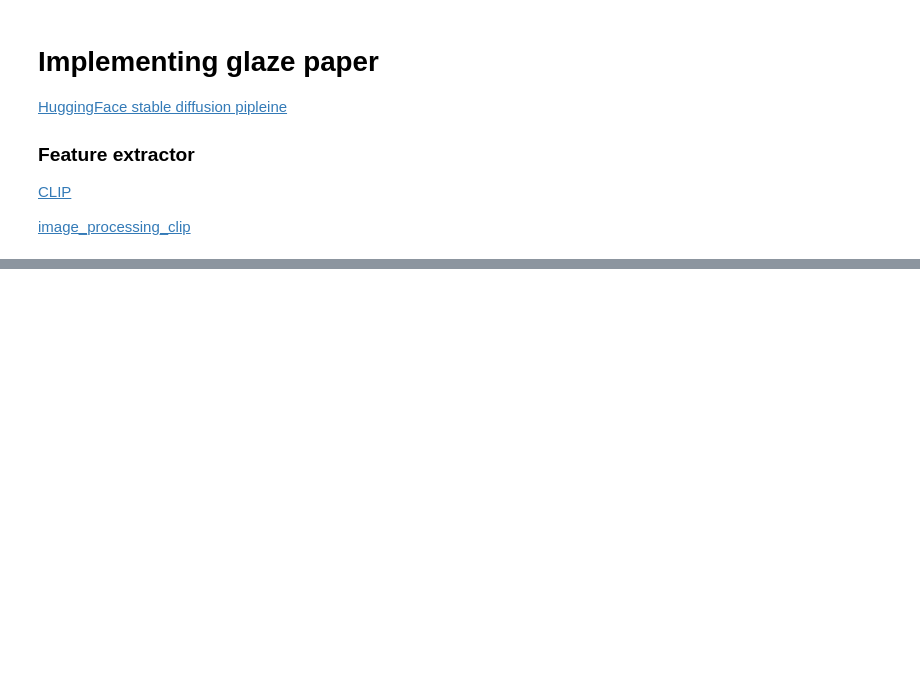
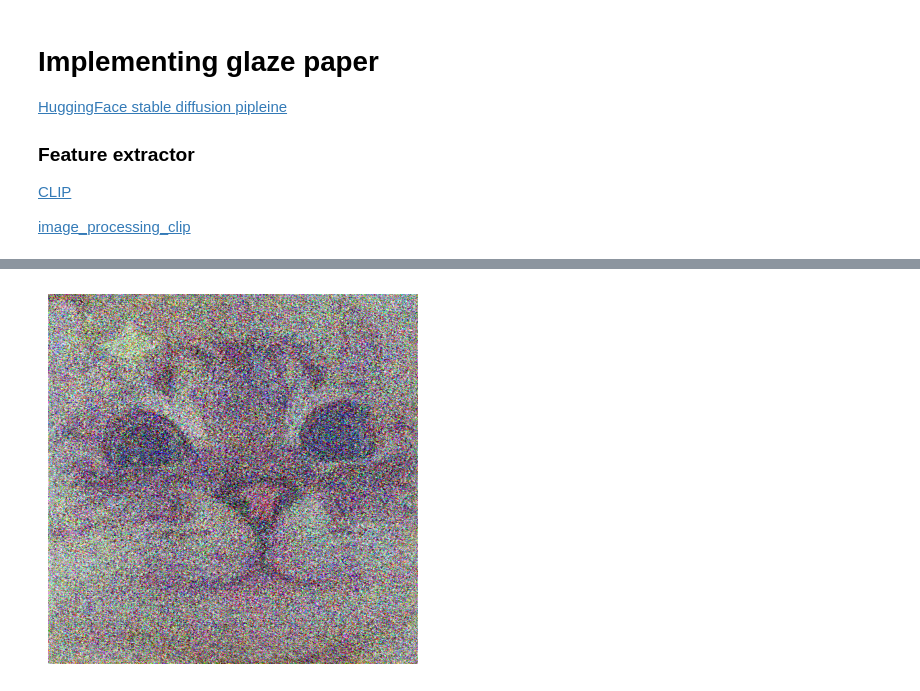
Before and after one commit to ChartierLuc/Glaze_Implementation, a Jupyter notebook: glaze.ipynb, the cells around one changed output, grey strips where cells are left out. Drawn from its saved outputs; the diff is of its cells as text; code cells hidden in the pictures; blank space fills up the shorter version.

```diff
--- a/glaze.ipynb
+++ b/glaze.ipynb
@@ -134,0 +181,96 @@ plt.show()
+# %%
+import lpips
+import torch
+import torchvision.transforms as transforms
+from clip import clip
+import matplotlib.pyplot as plt
+from PIL import Image
+from torchvision.transforms import InterpolationMode
+
+BICUBIC = InterpolationMode.BICUBIC
+
+# From CLIP preprocessing
+def _convert_image_to_rgb(image):
+    return image.convert("RGB")
+
+# Modified from CLIP preprocessing
+def _transformImage(n_px):
+    return transforms.Compose([
+        # transforms.Resize(n_px, interpolation=transforms.BICUBIC),
+        # transforms.CenterCrop(n_px),
+        _convert_image_to_rgb,
+        transforms.ToTensor(),
+        # transforms.Normalize((0.48145466, 0.4578275, 0.40821073), (0.26862954, 0.26130258, 0.27577711)),
+    ])
+
+# Modified from CLIP preprocessing
+def _transformPerturbation(n_px):
+    return transforms.Compose([
+        transforms.Resize(n_px, interpolation=BICUBIC),
+        transforms.CenterCrop(n_px),
+        # _convert_image_to_rgb,
+        # transforms.ToTensor(),
+        transforms.Normalize((0.48145466, 0.4578275, 0.40821073), (0.26862954, 0.26130258, 0.27577711)),
+    ])
+
+# Load CLIP feature extractor and model
+device = "cuda" if torch.cuda.is_available() else "cpu"
+model, preprocess = clip.load('ViT-B/32', device=device)
+model.eval()
+
+# Define Transform and convert original image to tensor
+transformImage = _transformImage(224)
+transformPertubation = _transformPerturbation(224)
+img_original = transformImage(Image.open('cat.png'))
+perturbation = torch.randn_like(img_original, requires_grad=True)
+
+# Load images target and protect + perturbation
+img_target = preprocess(Image.open('cat_man.png')).unsqueeze(0).to(device)
+img_protect = preprocess(Image.open('cat.png')).unsqueeze(0).to(device)
+print(img_protect.shape)
+print(img_protect.type())
+
+# Define loss function and optimizer
+criterion = torch.nn.MSELoss()
+optimizer = torch.optim.Adam([perturbation], lr=0.01)
+
+# Define penalty weight and lpips loss function
+penalty_weight = 10
+p = 0.05
+loss_fn_alex = lpips.LPIPS(net='alex') # best forward scores
+loss_fn_vgg = lpips.LPIPS(net='vgg') # closer to "traditional" perceptual loss, when used for optimization
+
+# Loop to adjust perturbation and minimize loss
+for i in range(1000):
+    # Compute features for img_target and img_protect + perturbation
+    features_a = model.encode_image(img_target)
+    features_b = model.encode_image(img_protect + transformPertubation(perturbation))
+
+    # Lpips loss
+    lpips_loss = (penalty_weight * max(loss_fn_alex((img_original + perturbation), img_original) - p, 0))
+    print(f'LPIPS loss: {lpips_loss}')
+
+    # Feature loss
+    feature_loss = torch.norm(features_a - features_b, p=2)
+    print(f'Feature loss: {feature_loss}')
+
+    # Compute loss
+    loss = feature_loss + lpips_loss
+
+    # Zero gradients, compute gradients, and update perturbation
+    optimizer.zero_grad()
+    loss.backward()
+    optimizer.step()
+    print(f'Step {i}: Loss = {loss.item()}')
+
+# Apply perturbation to img_original and save perturbed image
+perturbed_img_original = (img_original + perturbation).squeeze(0).cpu()
+vutils.save_image(perturbed_img_original, 'perturbed_demo.png')
+
+# Display the image using matplotlib
+# Convert the tensor image to a NumPy array
+img_targetrray = perturbed_img_original.detach().numpy().transpose(1, 2, 0)
+plt.imshow(img_targetrray)
+plt.axis('off')
+plt.show()
+# %% [output]
@@ -134,0 +295 @@ plt.show()
+[figure, added]
```
Also changed, not shown: parts of 4 cells of this notebook, 2 other files.
